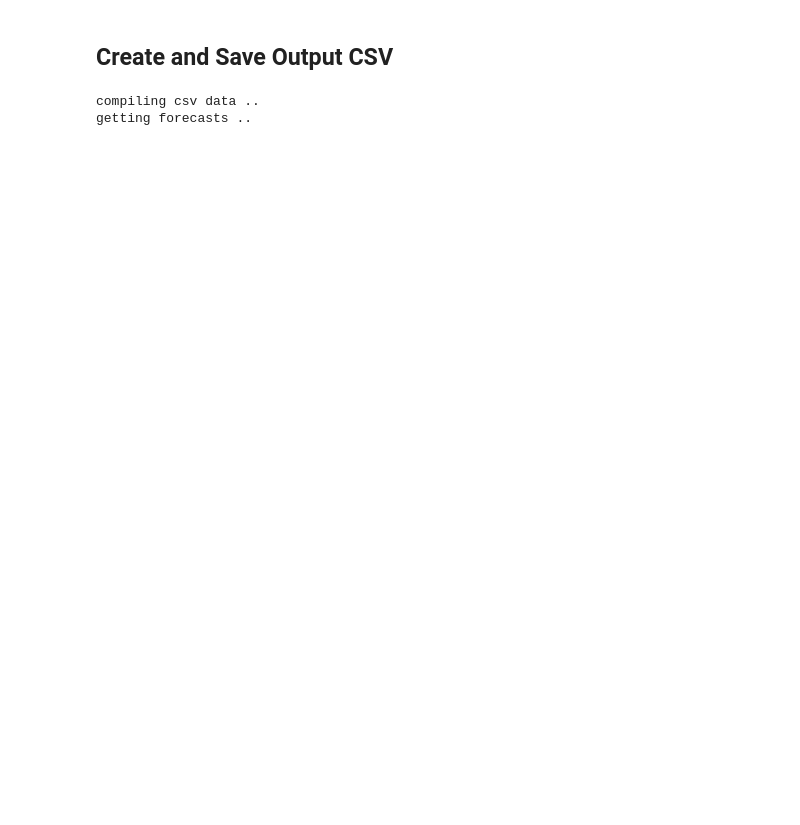
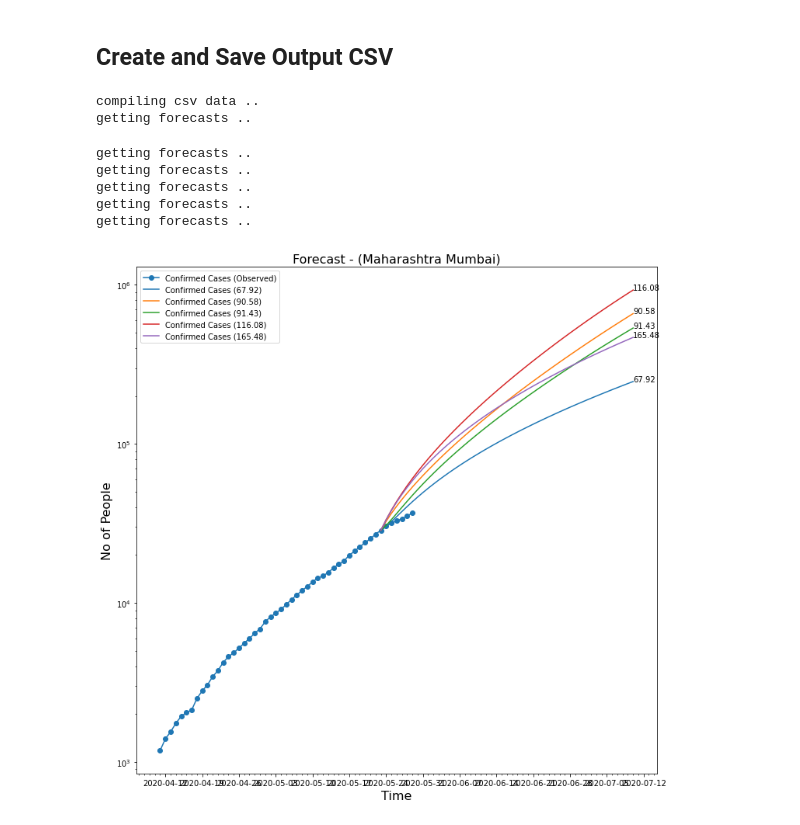
Before and after one commit to WadhwaniAI/covid-modelling, a Jupyter notebook: notebooks/seir/[STABLE] recov_smoothing_experiments.ipynb, the cells around one changed output. Saved outputs shown, nothing was run; the diff lists cells and outputs as text; code cells hidden in the pictures; blank space fills up the shorter version.

```diff
--- a/notebooks/seir/[STABLE] recov_smoothing_experiments.ipynb
+++ b/notebooks/seir/[STABLE] recov_smoothing_experiments.ipynb
@@ -241,0 +159,47 @@ write_csv(df_output, '../../output-{}.csv'.format(datetime.datetime.now().strfti
+# %%
+losses_array = np.array([trial['result']['loss'] for trial in predictions_dict[(state, district)][m]['trials']])
+least_losses_indices = np.argsort(losses_array)
+top10losses = losses_array[least_losses_indices][:10]
+# %%
+top10params = params_array[least_losses_indices[:10]]
+# %%
+top10predictions = [get_forecast(predictions_dict[('Maharashtra', 'Mumbai')],
+                                  best_params=params_dict) for params_dict in top10params]
+# %% [output]
+getting forecasts ..
+getting forecasts ..
+getting forecasts ..
+getting forecasts ..
+getting forecasts ..
+# %%
+import matplotlib.pyplot as plt
+import seaborn as sns
+import matplotlib.dates as mdates
+
+def plot_trials(m_dict, top10losses, top10params, top10predictions):
+    df_true = m_dict['df_district']
+    fig, ax = plt.subplots(figsize=(12, 12))
+    ax.plot(df_true['date'], df_true['total_infected'],
+            '-o', color='C0', label='Confirmed Cases (Observed)')
+    for i, df_prediction in enumerate(top10predictions):
+        loss_value = np.around(np.sort(top10losses)[:10][i], 2)
+        sns.lineplot(x="date", y="total_infected", data=df_prediction,
+                    ls='-', label='Confirmed Cases ({})'.format(loss_value))
+        plt.text(x=df_prediction['date'].iloc[-1], y=df_prediction['total_infected'].iloc[-1], s=loss_value)
+
+    ax.xaxis.set_major_locator(mdates.DayLocator(interval=7))
+    ax.xaxis.set_minor_locator(mdates.DayLocator(interval=1))
+    ax.xaxis.set_major_formatter(mdates.DateFormatter('%Y-%m-%d'))
+    plt.ylabel('No of People', fontsize=16)
+    plt.yscale('log')
+    plt.xlabel('Time', fontsize=16)
+    plt.legend()
+    plt.title('Forecast - ({} {})'.format(region[0], region[1]), fontsize=16)
+    #plt.grid()
+    return ax
+# %%
+for region in predictions_dict.keys():
+    predictions_dict[region][m]['top10params'] = top10params
+    predictions_dict[region][m]['forecast_top10'] = plot_trials(predictions_dict[region][m], top10losses, top10params, top10predictions)
+# %% [output]
+[figure, added]
```
Also changed, not shown: parts of 21 cells of this notebook, 1 other file.
